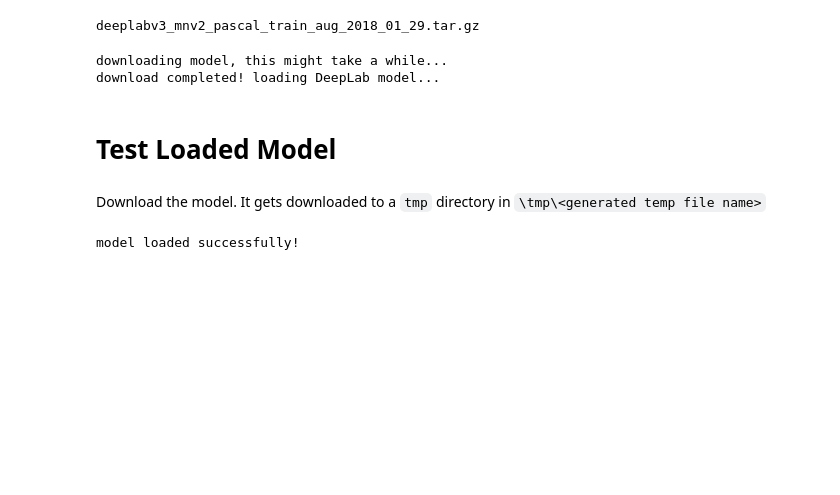
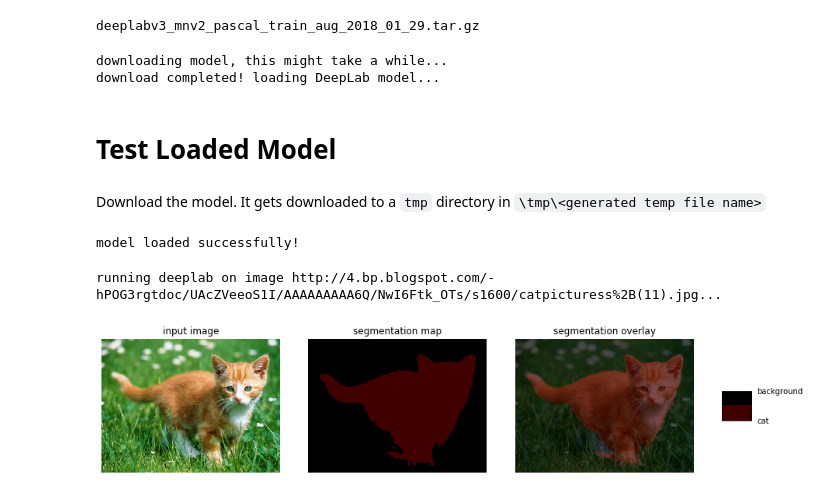
Before and after one commit to gaseosaluz/dlv3tf, a Jupyter notebook: dlv3tf_demo.ipynb, the cells around one changed output. Saved outputs shown, nothing was run; the diff lists cells and outputs as text; code cells hidden in the pictures; blank space fills up the shorter version.

Commit message:
Run model on JPEG images

```diff
--- a/dlv3tf_demo.ipynb
+++ b/dlv3tf_demo.ipynb
@@ -147,3 +236,29 @@ MODEL = DeepLabModel(download_path)
 print('model loaded successfully!')
 # %% [output]
 model loaded successfully!
+# %%
+# Test it on a ramdom image from searching for "cat" on Google
+IMAGE_URL = 'http://4.bp.blogspot.com/-hPOG3rgtdoc/UAcZVeeoS1I/AAAAAAAAA6Q/NwI6Ftk_OTs/s1600/catpicturess%2B(11).jpg'
+
+
+def run_visualization(url):
+  """Inferences DeepLab model and visualizes result."""
+  try:
+    f = urllib.request.urlopen(url)
+    jpeg_str = f.read()
+    original_im = Image.open(BytesIO(jpeg_str))
+  except IOError:
+    print('Cannot retrieve image. Please check url: ' + url)
+    return
+
+  print('running deeplab on image %s...' % url)
+  resized_im, seg_map = MODEL.run(original_im)
+
+  vis_segmentation(resized_im, seg_map)
+
+
+image_url = IMAGE_URL
+run_visualization(image_url)
+# %% [output]
+running deeplab on image http://4.bp.blogspot.com/-hPOG3rgtdoc/UAcZVeeoS1I/AAAAAAAAA6Q/NwI6Ftk_OTs/s1600/catpicturess%2B(11).jpg...
+[figure, added]
```
Also changed, not shown: parts of 5 cells of this notebook.
